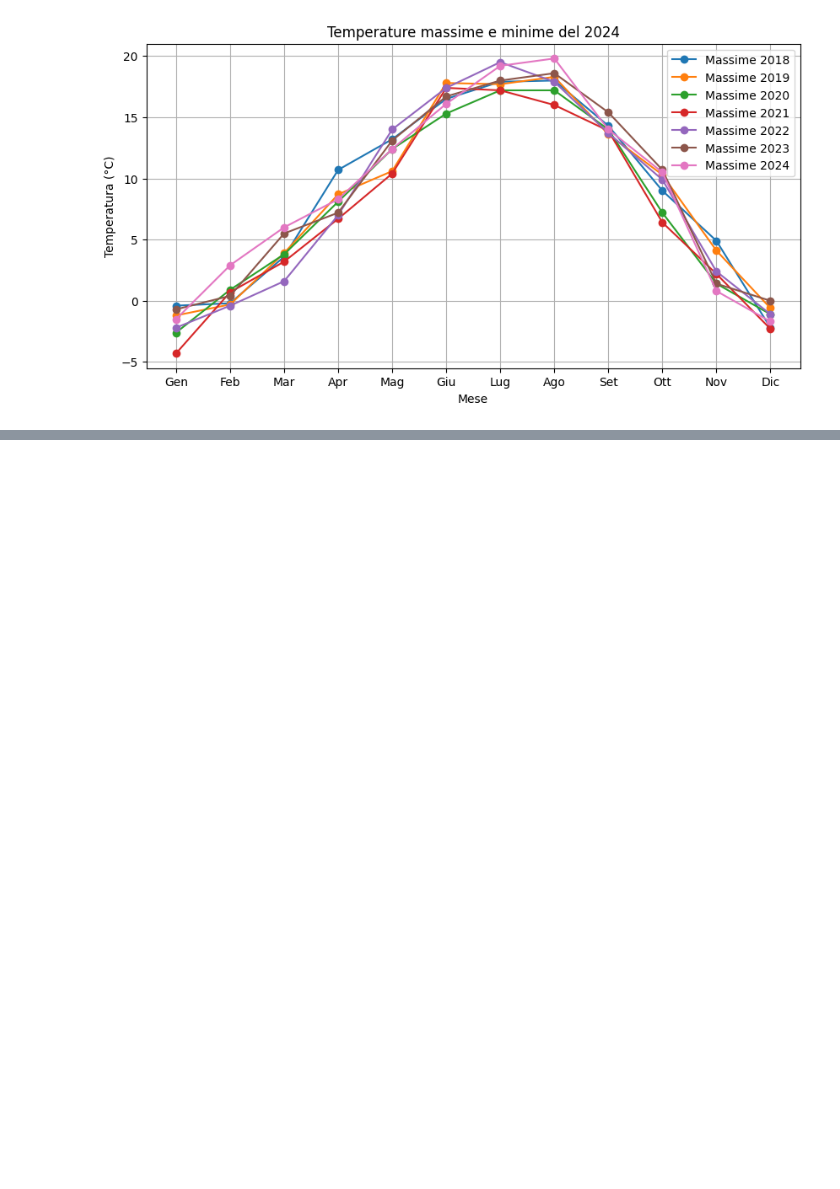
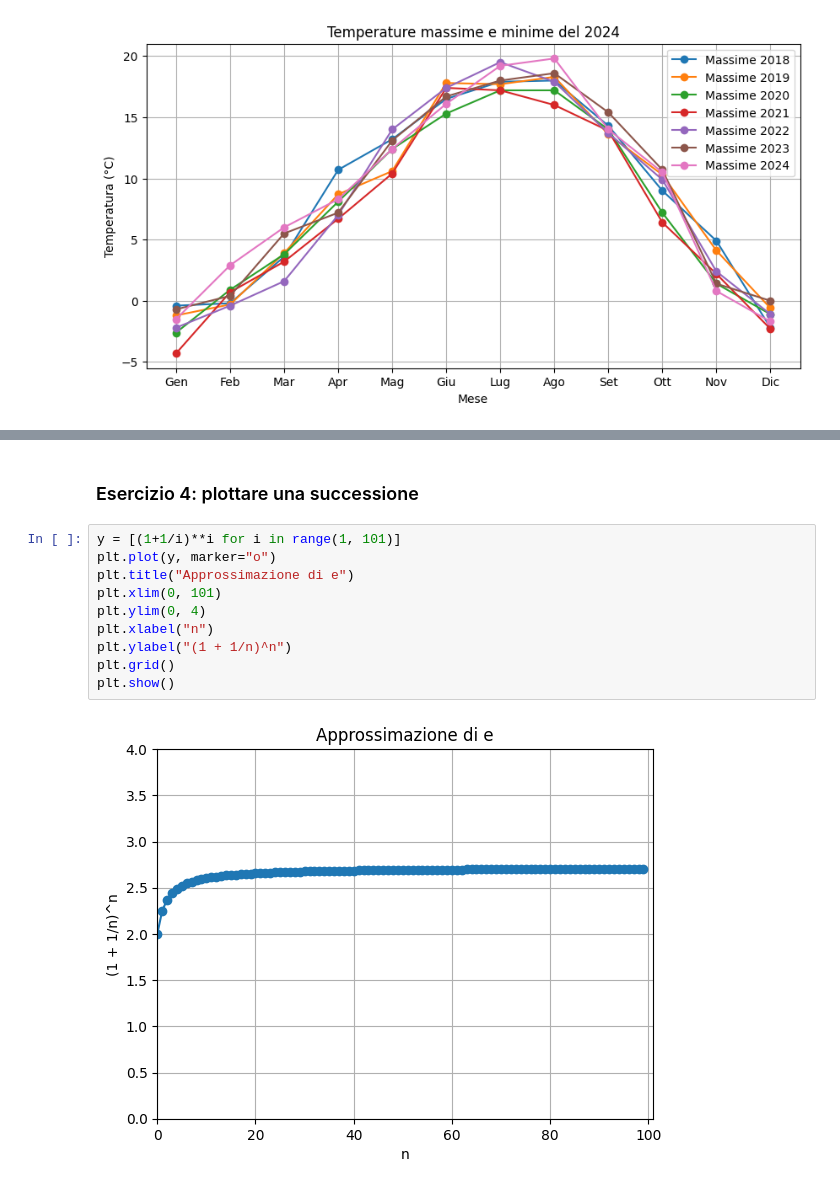
Before and after one commit to Nima-00/laboratorio_2, a Jupyter notebook: esercizi/ex_3/ex_3.ipynb, the cells around one changed output, grey strips where cells are left out. Drawn from its saved outputs; the diff is of its cells as text; blank space fills up the shorter version.

```diff
--- a/esercizi/ex_3/ex_3.ipynb
+++ b/esercizi/ex_3/ex_3.ipynb
@@ -79,0 +149,14 @@ plt.show()
+# %% [markdown]
+### Esercizio 4: plottare una successione
+# %%
+y = [(1+1/i)**i for i in range(1, 101)]
+plt.plot(y, marker="o")
+plt.title("Approssimazione di e")
+plt.xlim(0, 101)
+plt.ylim(0, 4)
+plt.xlabel("n")
+plt.ylabel("(1 + 1/n)^n")
+plt.grid()
+plt.show()
+# %% [output]
+[figure, added]
```
Also changed, not shown: parts of 12 cells of this notebook, 9 other files.
